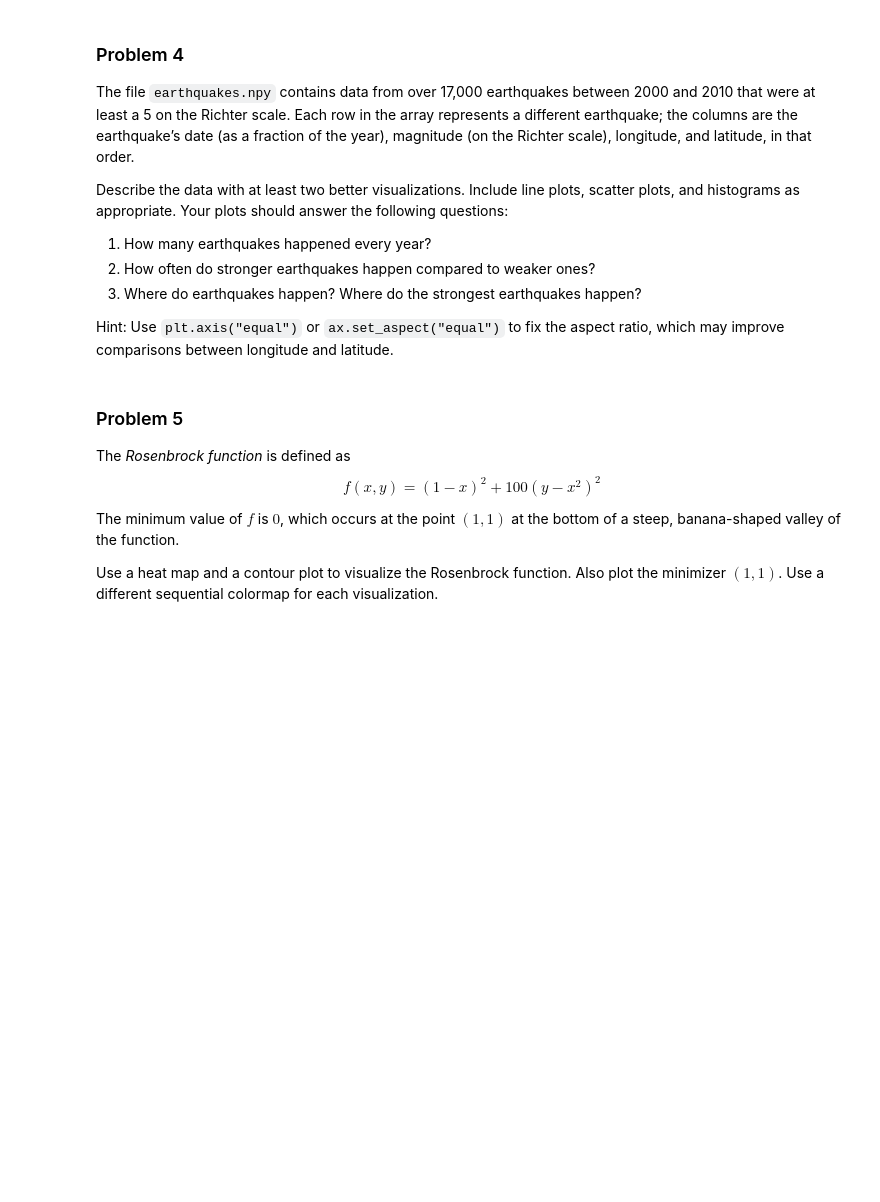
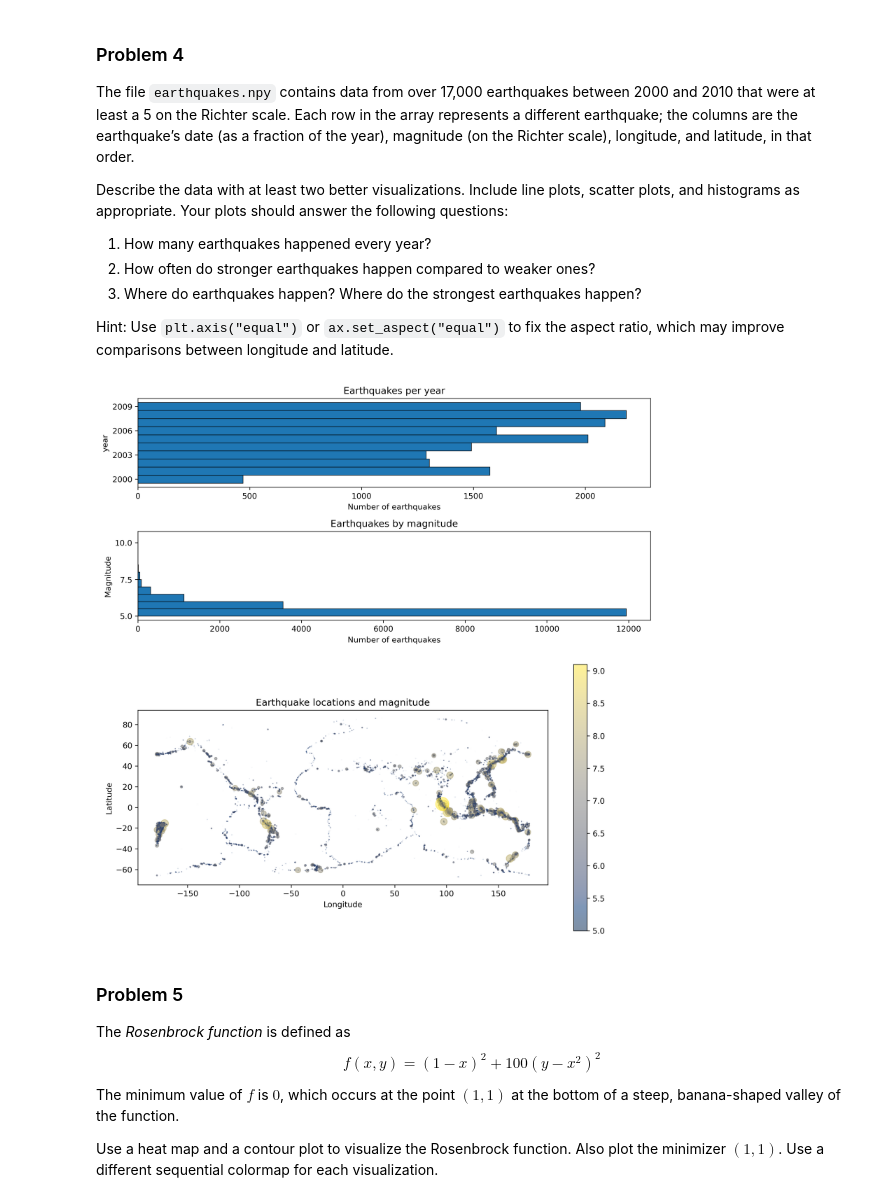
Before and after one commit to Burt360/Volume1, a Jupyter notebook: DataVisualization/data_visualization.ipynb, the cells around one changed output. Saved outputs shown, nothing was run; the diff lists cells and outputs as text; code cells hidden in the pictures; blank space fills up the shorter version.

```diff
--- a/DataVisualization/data_visualization.ipynb
+++ b/DataVisualization/data_visualization.ipynb
@@ -202,3 +201,55 @@ years, magnitudes, longitude, latitude = np.load("earthquakes.npy").T
+# %%
+years, magnitudes, longitude, latitude = np.load("earthquakes.npy").T
+
+fig, axs = plt.subplots(3, 1, figsize=(10,10), gridspec_kw={'height_ratios' : [1, 1, 3]})
+axs = np.ravel(axs)
+
+### How many earthquakes happen each year?
+q1 = axs[0]
+
+# Histogram
+bins = np.arange(floor(min(years)), ceil(max(years))+1, 1)
+q1.hist(years, bins=bins-0.5, ec='black', lw=0.6, orientation='horizontal')
+
+# Plot properties
+q1.set_yticks((2000,2003,2006,2009))
+q1.set_ylabel('year')
+q1.set_xlabel('Number of earthquakes')
+q1.set_title('Earthquakes per year')
+
+
+### How often do stronger earthquakes happen compared to weaker ones?
+q2 = axs[1]
+
+# Histogram
+bins = np.arange(floor(min(magnitudes)), ceil(max(magnitudes))+1, 0.5)
+q2.hist(magnitudes, bins=bins, ec='black', lw=0.6, orientation='horizontal')
+
+# Plot properties
+q2.set_yticks((5, 7.5, 10))
+q2.set_ylabel('Magnitude')
+q2.set_xlabel('Number of earthquakes')
+q2.set_title('Earthquakes by magnitude')
+
+
+### Where do the strongest earthquakes occur?
+q3 = axs[2]
+
+# Scatterplot
+plot = q3.scatter(longitude, latitude, alpha=0.5, s=(magnitudes-5)**4, c=magnitudes, cmap='cividis')
+
+# Plot properties
+q3.set_aspect('equal')
+plt.colorbar(plot)
+q3.set_xlabel('Longitude')
+q3.set_ylabel('Latitude')
+q3.set_title('Earthquake locations and magnitude')
+
+
+plt.tight_layout()
+plt.show()
+# %% [output]
+[figure, added]
 # %% [markdown]
 ### Problem 5
 
```
Also changed, not shown: parts of 3 cells of this notebook.
